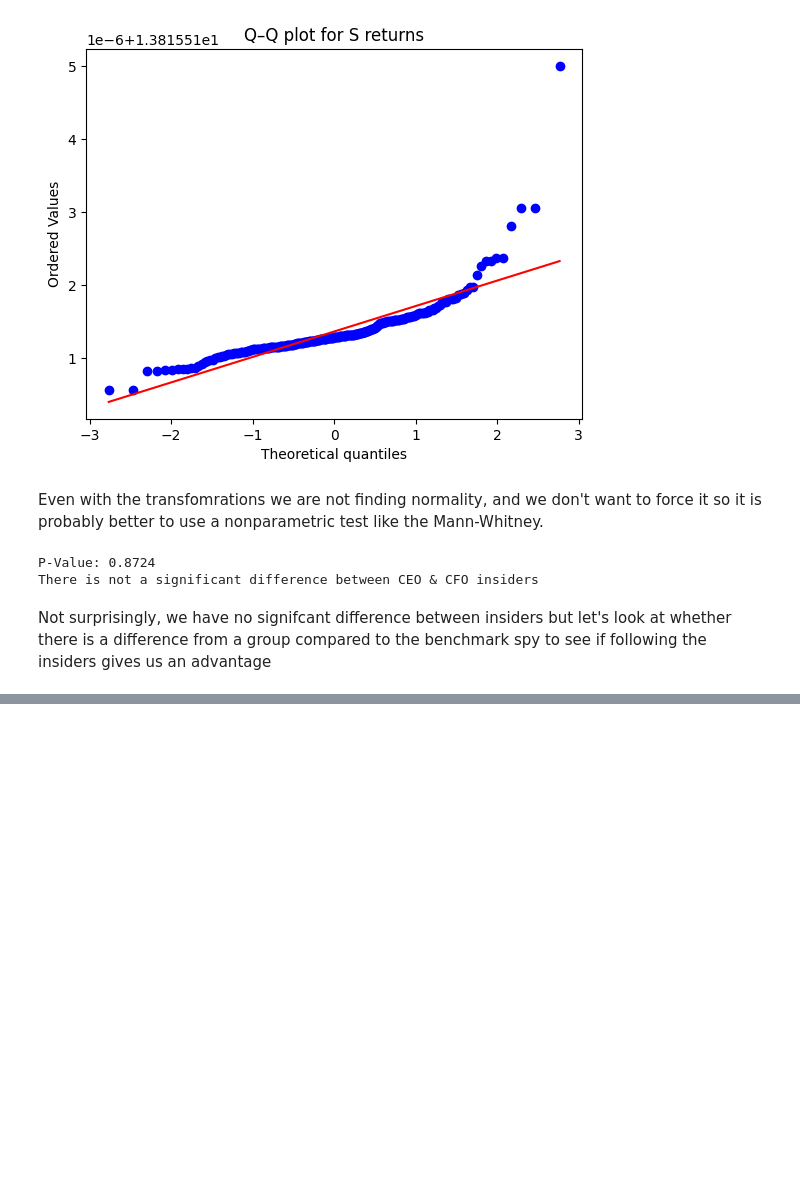
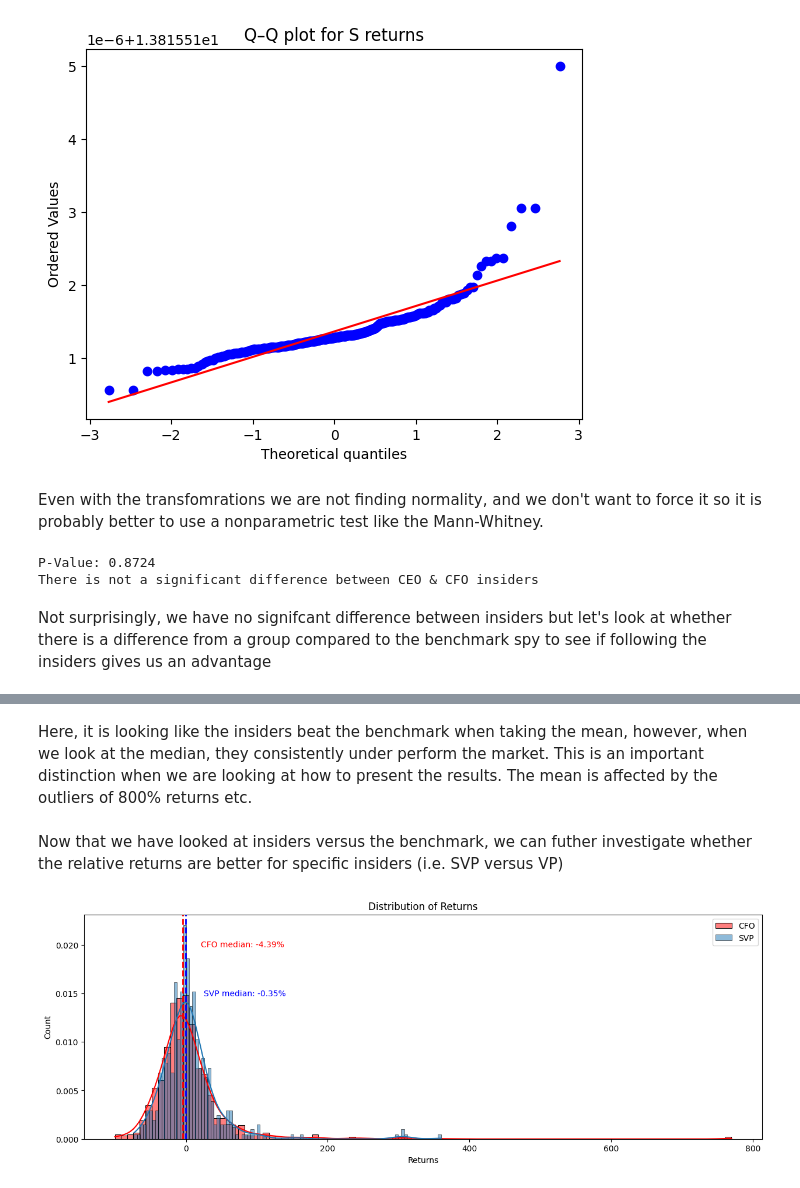
Before and after one commit to tmacpherson6/Do-Insiders-Know-Something-We-Dont, a Jupyter notebook: Thomas_EDA.ipynb, the cells around one changed output, grey strips where cells are left out. Drawn from its saved outputs; the diff is of its cells as text; code cells hidden in the pictures; blank space fills up the shorter version.

```diff
--- a/Thomas_EDA.ipynb
+++ b/Thomas_EDA.ipynb
@@ -2229,0 +2286,43 @@ Here, it is actually looking like the insiders significantly under perform the m
+# %% [markdown]
+Here, it is looking like the insiders beat the benchmark when taking the mean, however, when we look at the median, they consistently under perform the market. This is an important distinction when we are looking at how to present the results. The mean is affected by the outliers of 800% returns etc.
+# %% [markdown]
+Now that we have looked at insiders versus the benchmark, we can futher investigate whether the relative returns are better for specific insiders (i.e. SVP versus VP)
+# %%
+position1 = 'CFO'
+position2 = 'SVP'
+
+#Let's create a visualizations to look at the stock return distribution
+plt.figure(figsize=(15,5))
+
+#Let's calculate the mean for each so that we can plot it
+med_pos1 = complete_df[complete_df[position1]==1]['alpha_6mos_%'].median()
+med_pos2 = complete_df[complete_df[position2]==1]['alpha_6mos_%'].median()
+
+#Let's plot the histogram and density curves
+sns.histplot(complete_df[complete_df[position1]==1]['alpha_6mos_%'],kde=True, color='red',bins=100,stat='density',label=position1)
+sns.histplot(complete_df[complete_df[position2]==1]['alpha_6mos_%'],kde=True,bins=100,stat='density',label=position2)
+
+#Let's pot a vertical line at each mean
+plt.axvline(med_pos1, color='red',linestyle='--',linewidth=2)
+plt.axvline(med_pos2, color='blue',linestyle='--',linewidth=2)
+
+#Let's annotate the values
+plt.text(med_pos1+25, .02,
+    f"{position1} median: {np.round(med_pos1,2)}%",
+    color='red', va='center', ha='left', fontsize=10)
+
+plt.text(med_pos2+25, .015,
+    f"{position2} median: {np.round(med_pos2,2)}%",
+    color='blue', va='center', ha='left', fontsize=10)
+
+
+#Let's plot the legend and titles
+plt.legend()
+plt.title(f"Distribution of Returns")
+plt.xlabel('Returns')
+#If we want to simulate a log scale uncomment the following line
+#plt.xscale('symlog',linthresh=0.01)
+plt.ylabel('Count')
+plt.show()
+# %% [output]
+[figure, added]
```
Also changed, not shown: parts of 12 cells of this notebook.
